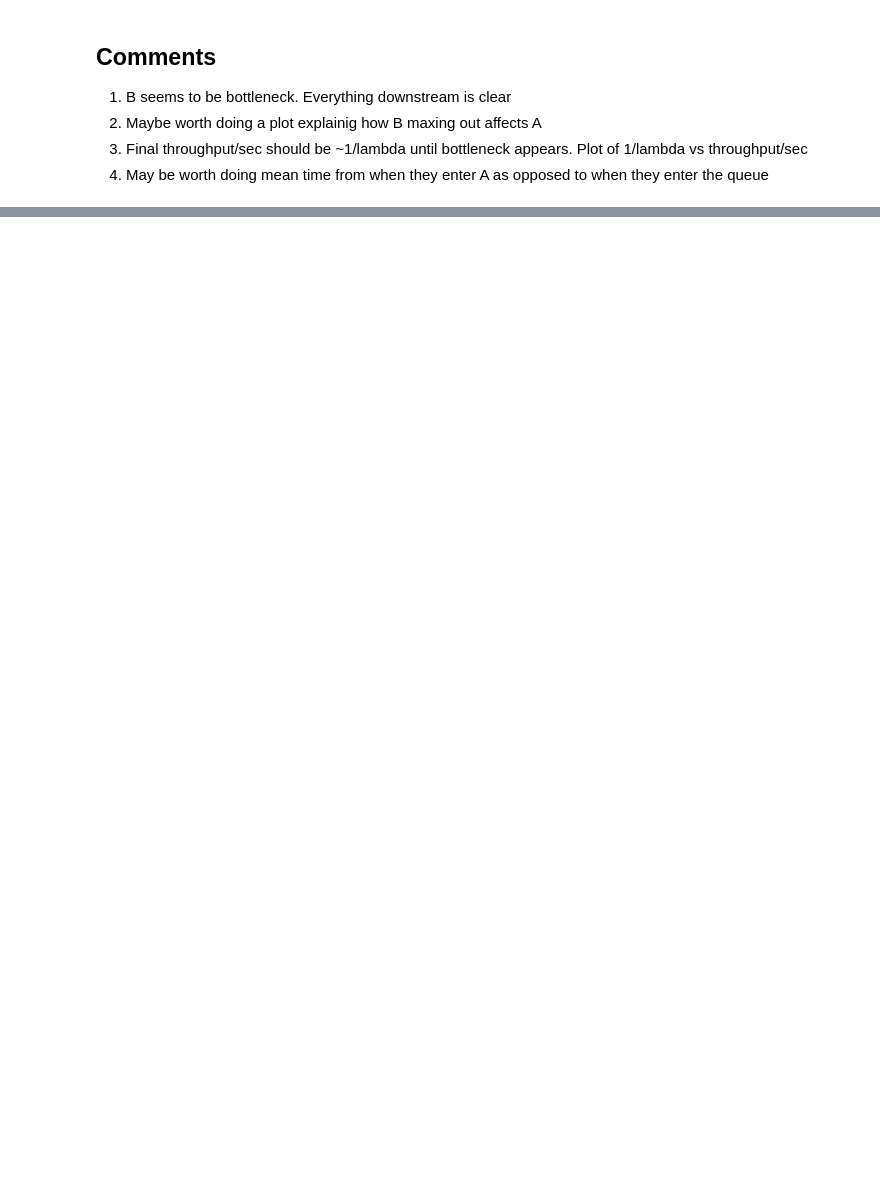
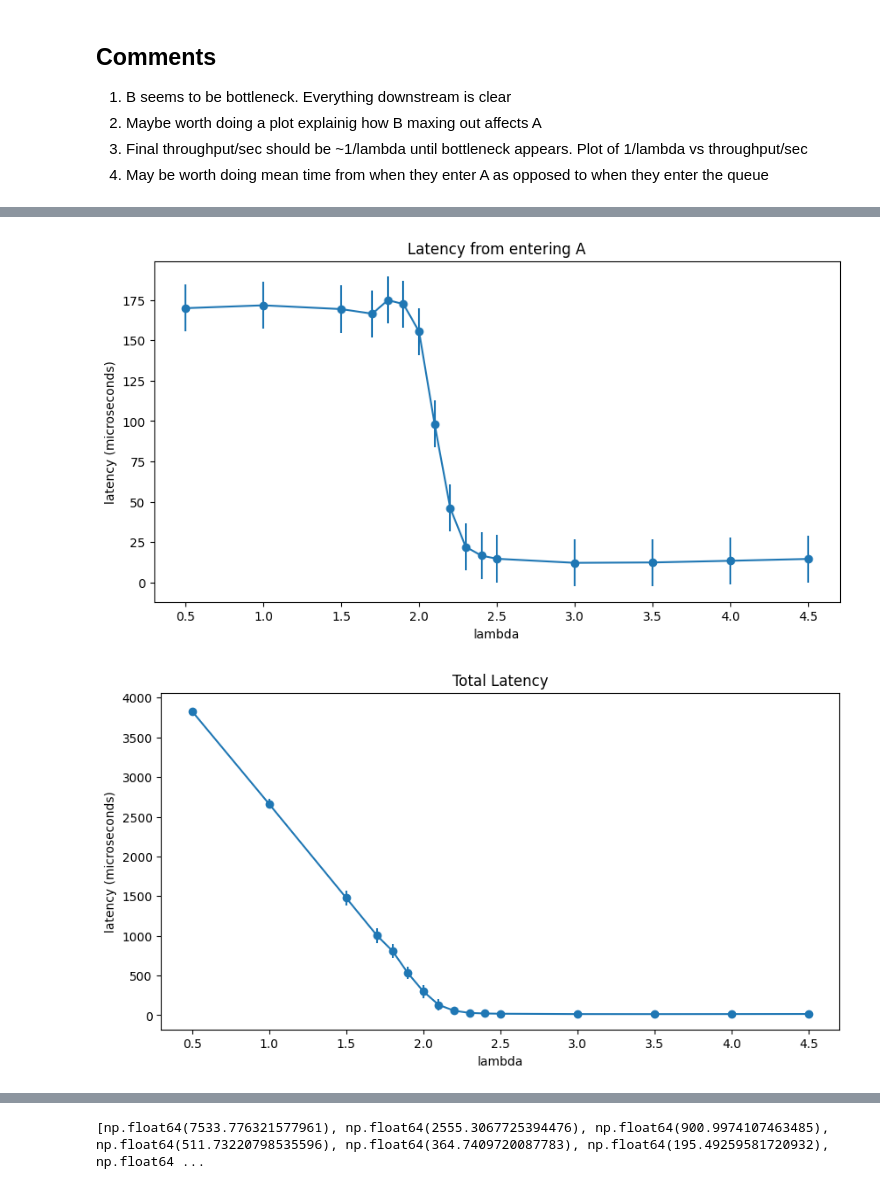
Before and after one commit to andrewN-DL/qec_system_modelling, a Jupyter notebook: analysis.ipynb, the cells around one changed output, grey strips where cells are left out. Cells and saved outputs as stored; diff of their text form; code cells hidden in the pictures; blank space fills up the shorter version.

```diff
--- a/analysis.ipynb
+++ b/analysis.ipynb
@@ -315,0 +339,69 @@ plt.show()
+# %%
+fig = plt.figure(figsize = (10, 5))
+plt.errorbar(lams, latency_from_a_means[0], latencies_from_a[1], fmt='-o')
+plt.title('Latency from entering A')
+plt.xlabel('lambda')
+plt.ylabel('latency (microseconds)')
+plt.show()
+
+fig = plt.figure(figsize = (10, 5))
+plt.errorbar(lams, total_latency_means[0], total_latency_means[1], fmt='-o')
+plt.title('Total Latency')
+plt.xlabel('lambda')
+plt.ylabel('latency (microseconds)')
+plt.show()
+
+fig = plt.figure(figsize = (10, 5))
+plt.errorbar(lams, decoding_rate[0], decoding_rate[1], fmt='-o')
+plt.title('Decoding Rate')
+plt.xlabel('lambda')
+plt.ylabel('Qubits/microsecond')
+plt.show()
+
+fig = plt.figure(figsize = (10, 5))
+plt.plot(lams, a_utilisation_means, label='A')
+plt.plot(lams, b_utilisation_means, label='B')
+plt.plot(lams, c_utilisation_means, label='C')
+plt.title('Component Utilisation')
+plt.xlabel('lambda')
+plt.ylabel('Utilisation')
+plt.legend()
+plt.show()
+
+fig = plt.figure(figsize = (10, 5))
+plt.plot(lams, a_queue_length_means)
+plt.title('Average A queue length')
+plt.xlabel('lambda')
+plt.ylabel('Length')
+plt.show()
+
+fig = plt.figure(figsize = (10, 5))
+plt.plot(lams, b_queue_length_means)
+plt.title('Average B queue length')
+plt.xlabel('lambda')
+plt.ylabel('Length')
+plt.show()
+
+fig = plt.figure(figsize = (10, 5))
+plt.plot(lams, c_queue_length_means)
+plt.title('Average C queue length')
+plt.xlabel('lambda')
+plt.ylabel('Length')
+plt.show()
+
+fig = plt.figure(figsize = (10, 5))
+plt.plot(lams, time_stopped_a_means)
+plt.title('Average portion  stopped: Component A')
+plt.xlabel('lambda')
+plt.ylabel('stopped portion')
+plt.show()
+
+fig = plt.figure(figsize = (10, 5))
+plt.plot(lams, time_stopped_b_means)
+plt.title('Average portion  stopped: Component B')
+plt.xlabel('lambda')
+plt.ylabel('stopped portion')
+plt.show()
+# %% [output]
+[figure, added]
+[figure, added]
@@ -316,3 +413,4 @@ plt.show()
+[np.float64(7533.776321577961), np.float64(2555.3067725394476), np.float64(900.9974107463485), np.float64(511.73220798535596), np.float64(364.7409720087783), np.float64(195.49259581720932), np.float64 ...
 # %%
 fig = plt.figure(figsize = (10, 5))
 plt.plot(lams, [1/x for x in decoding_rate])
```
Also changed, not shown: parts of 7 cells of this notebook.
